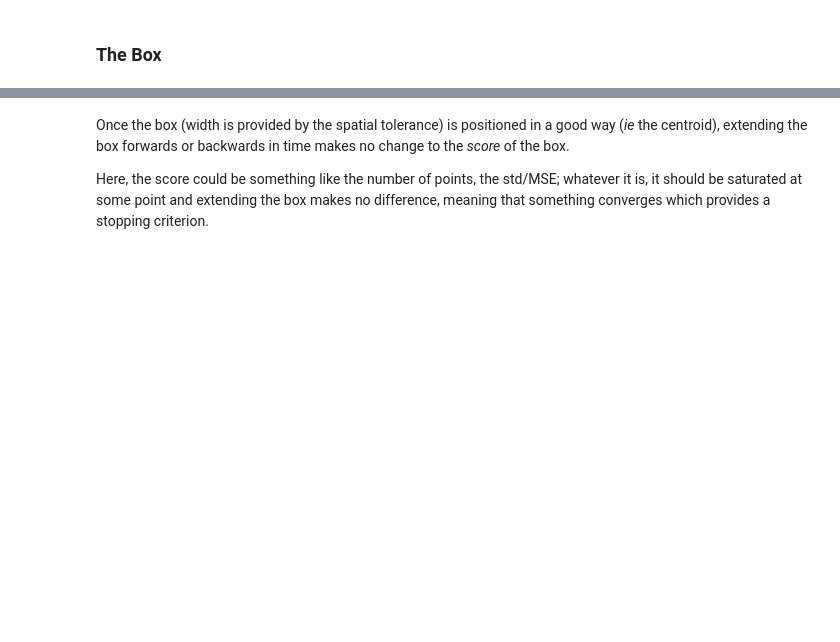
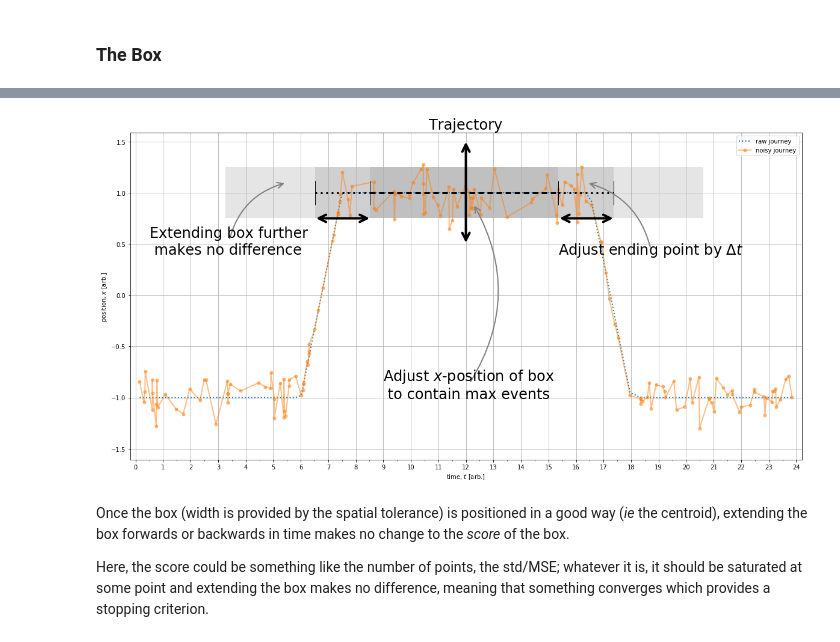
Before and after one commit to m-salewski/stay_classification, a Jupyter notebook: notebooks/classifiers_playground/box_method/classifier__1D_illustrate_box_method.ipynb, the cells around one changed output, grey strips where cells are left out. Saved outputs shown, nothing was run; the diff lists cells and outputs as text; code cells hidden in the pictures; blank space fills up the shorter version.

```diff
--- a/notebooks/classifiers_playground/box_method/classifier__1D_illustrate_box_method.ipynb
+++ b/notebooks/classifiers_playground/box_method/classifier__1D_illustrate_box_method.ipynb
@@ -347,3 +211,69 @@ plt.grid(visible=True);
+# %%
+ax = plot_basic(time_arr, noise_arr, raw_arr, None)
+
+lw=5.0
+ax.plot([begin,end], [loc,loc], 'k--', dashes=[3,2], linewidth=3.0)
+ax.plot([begin_buff,begin], [loc,loc], color='k', marker='|', markersize=40.0, dashes=[1,2], linewidth=3.0)
+ax.plot([end,end_buff], [loc,loc], color='k', marker='|', markersize=40.0, dashes=[1,2], linewidth=3.0)
+
+# Boxes
+rect_small = Rectangle((begin, loc-eps), end-begin, 2*eps)
+rect_middle = Rectangle((begin_buff, loc-eps), end_buff-begin_buff, 2*eps)
+rect_big = Rectangle((begin_buff/2, loc-eps), end+(begin-begin_buff), 2*eps)
+box_dict = dict(facecolor='gray', alpha=0.2, edgecolor='k',linewidth=0)
+ax.add_collection(PatchCollection([rect_big], **box_dict))
+ax.add_collection(PatchCollection([rect_middle], **box_dict))
+ax.add_collection(PatchCollection([rect_small], **box_dict))
+
+
+# Double arrows
+arrowprops=dict(arrowstyle="<->",
+                shrinkA=0.5,
+                mutation_scale=30.0,
+                connectionstyle="arc3", linewidth=4.0)
+arrowcentery = 1.0
+arrowcenterx = 12
+arrowcenterh = 0.5
+ax.annotate("", xy=(arrowcenterx, arrowcentery-arrowcenterh), xytext=(arrowcenterx, arrowcentery+arrowcenterh),
+             arrowprops=arrowprops)
+
+dt_arrowcentery = 0.25
+ax.annotate("", xy=(begin_buff, arrowcentery-dt_arrowcentery), xytext=(begin, arrowcentery-dt_arrowcentery),
+             arrowprops=arrowprops)
+
+ax.annotate("", xy=(end, arrowcentery-dt_arrowcentery), xytext=(end_buff, arrowcentery-dt_arrowcentery),
+             arrowprops=arrowprops)
+
+
+# Annotations
+arrowprops=dict(arrowstyle="->", color="0.5",
+                shrinkA=5, shrinkB=5,
+                patchA=None, patchB=None,
+                connectionstyle="arc3,rad=-0.3", linewidth=2.0)
+
+delta_t_texty = 0.4
+
+anno_dict = dict(fontsize= 24,textcoords='data', xycoords='data')
+ax.annotate("Extending box further\n makes no difference",
+            xy=(mid_point(begin,begin_buff)-2, 1.1),
+            xytext=(begin-8,delta_t_texty),
+            **anno_dict, arrowprops=arrowprops)
+
+arrowprops['connectionstyle']="arc3,rad=0.3"
+
+ax.annotate(r"Adjust ending point by $\Delta t$",
+            xy=(mid_point(end,end_buff), 1.1),
+            xytext=(end, delta_t_texty),
+            **anno_dict, arrowprops=arrowprops)
+
+ax.annotate(s=r"Adjust $x$-position "+"of box\n to contain max events",
+            xy=(arrowcenterx+0.25, arrowcentery-0.1),
+            xytext=(arrowcenterx-3, arrowcentery-2.0),
+            **anno_dict, arrowprops=arrowprops)
+
+ax.grid(visible=True);
+# %% [output]
+[figure, added]
 # %% [markdown]
 Once the box (width is provided by the spatial tolerance) is positioned in a good way (_ie_ the centroid), extending the box forwards or backwards in time makes no change to the _score_ of the box.
 
```
Also changed, not shown: parts of 6 cells of this notebook, 14 other files.
